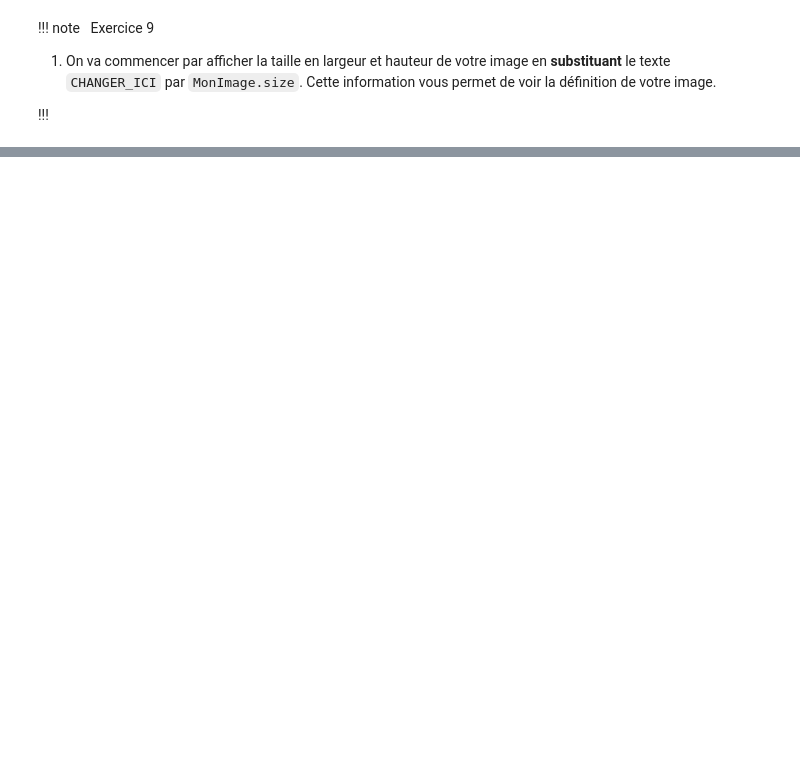
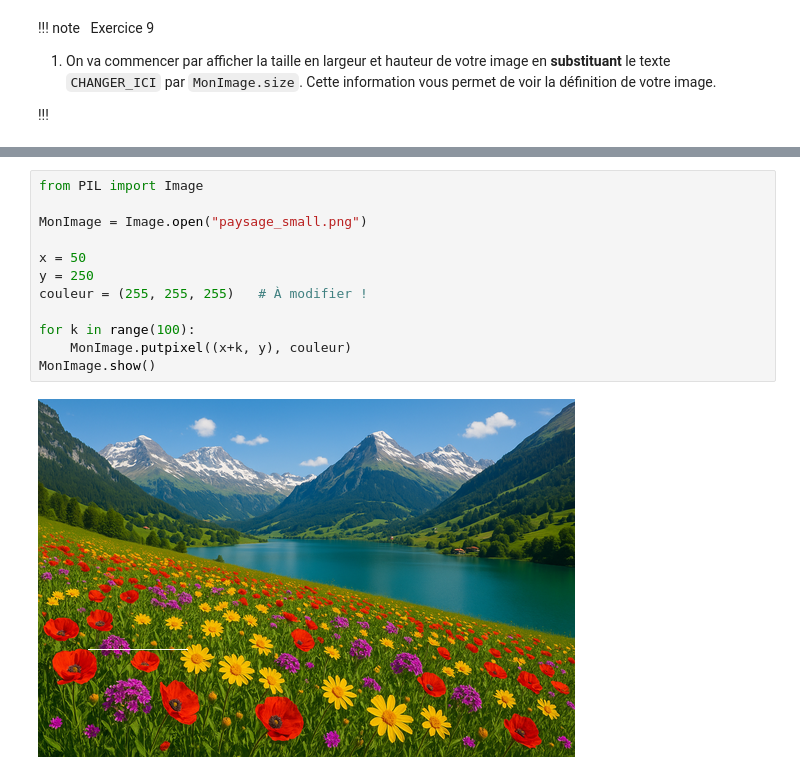
Before and after one commit to College-Sismondi-Informatique/exercices-1in, a Jupyter notebook: Notebooks/01c_Compléments_turtle.ipynb, the cells around one changed output, grey strips where cells are left out. Drawn from its saved outputs; the diff is of its cells as text; blank space fills up the shorter version.

```diff
--- a/Notebooks/01c_Compléments_turtle.ipynb
+++ b/Notebooks/01c_Compléments_turtle.ipynb
@@ -642,0 +768,14 @@ Ce document est une adaptation d'un ressource pédagogique tiré du catalogue mo
+# %%
+from PIL import Image
+
+MonImage = Image.open("paysage_small.png")
+
+x = 50
+y = 250
+couleur = (255, 255, 255)   # À modifier !
+
+for k in range(100):
+    MonImage.putpixel((x+k, y), couleur)
+MonImage.show()
+# %% [output]
+[figure, added]
```
Also changed, not shown: parts of 137 cells of this notebook.
